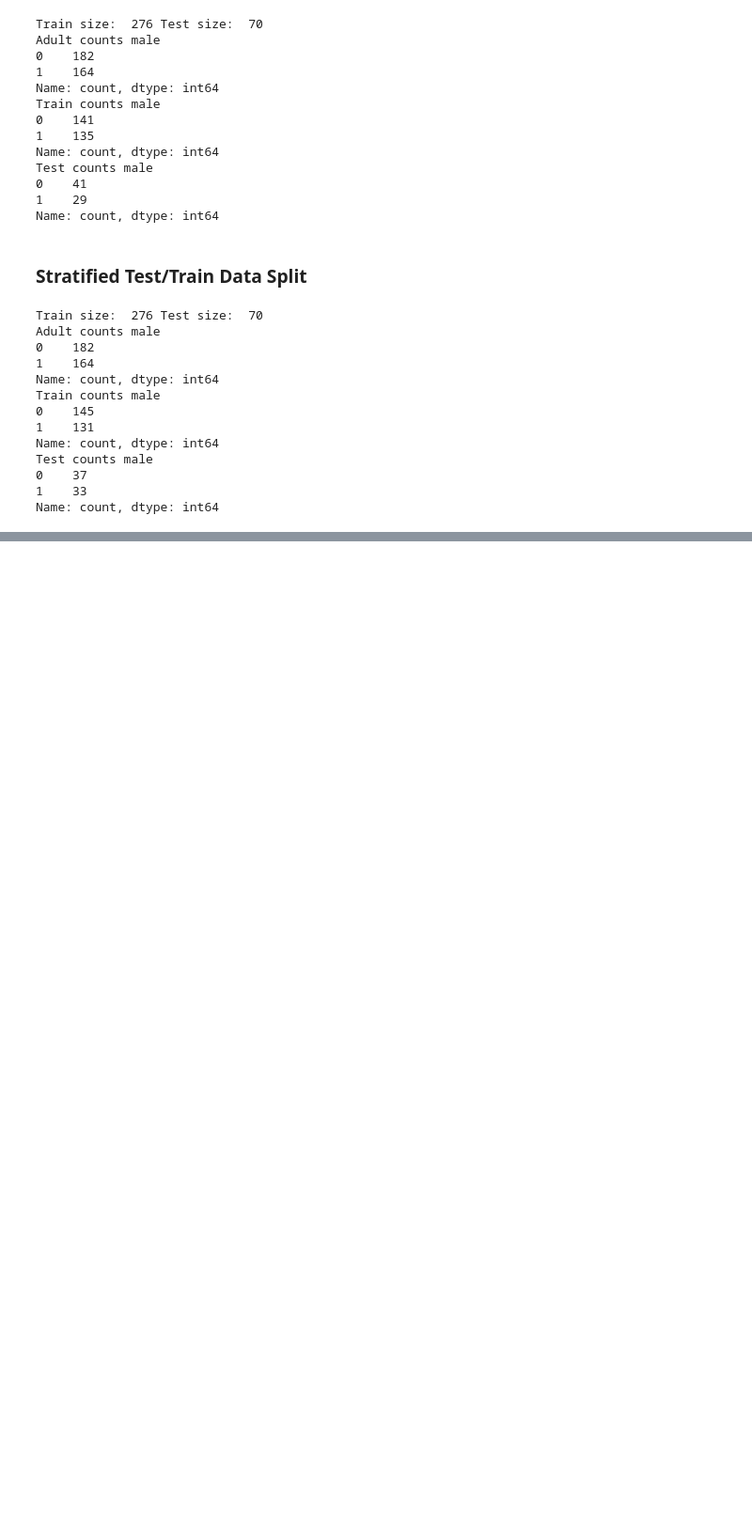
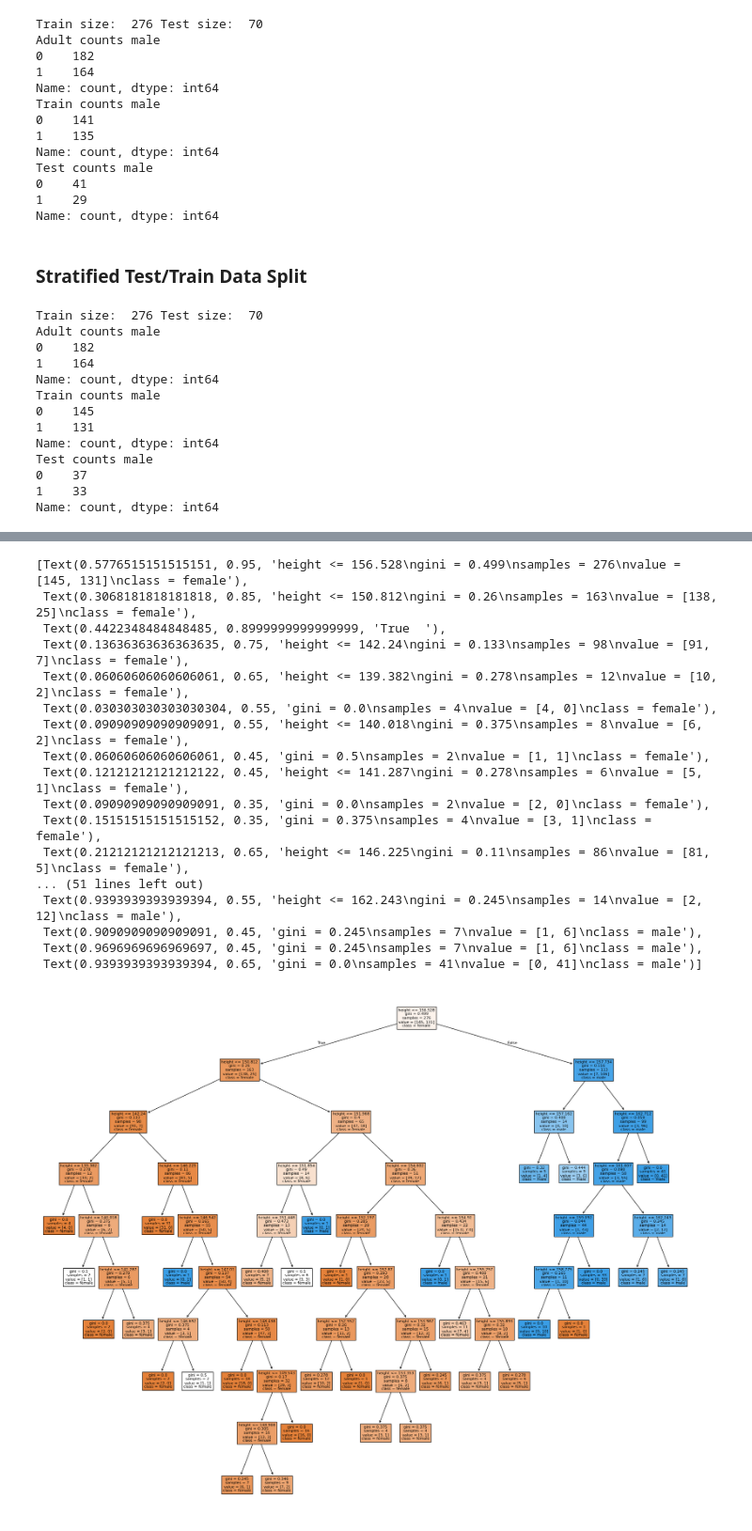
Before and after one commit to aarongilly/applied-ml-gillespie, a Jupyter notebook: example02/lab2_starter.ipynb, the cells around one changed output, grey strips where cells are left out. Shown at 94% size. Saved outputs shown, nothing was run; the diff lists cells and outputs as text; code cells hidden in the pictures; blank space fills up the shorter version.

```diff
--- a/example02/lab2_starter.ipynb
+++ b/example02/lab2_starter.ipynb
@@ -321,0 +400,25 @@ Name: count, dtype: int64
+# %%
+from sklearn.tree import plot_tree
+import matplotlib.pyplot as plt
+
+fig = plt.figure(figsize=(25,20))
+plot_tree(tree_model,feature_names=['height', 'weight'],class_names=['female', 'male'],filled=True)
+# %% [output]
+[Text(0.5776515151515151, 0.95, 'height <= 156.528\ngini = 0.499\nsamples = 276\nvalue = [145, 131]\nclass = female'),
+ Text(0.3068181818181818, 0.85, 'height <= 150.812\ngini = 0.26\nsamples = 163\nvalue = [138, 25]\nclass = female'),
+ Text(0.4422348484848485, 0.8999999999999999, 'True  '),
+ Text(0.13636363636363635, 0.75, 'height <= 142.24\ngini = 0.133\nsamples = 98\nvalue = [91, 7]\nclass = female'),
+ Text(0.06060606060606061, 0.65, 'height <= 139.382\ngini = 0.278\nsamples = 12\nvalue = [10, 2]\nclass = female'),
+ Text(0.030303030303030304, 0.55, 'gini = 0.0\nsamples = 4\nvalue = [4, 0]\nclass = female'),
+ Text(0.09090909090909091, 0.55, 'height <= 140.018\ngini = 0.375\nsamples = 8\nvalue = [6, 2]\nclass = female'),
+ Text(0.06060606060606061, 0.45, 'gini = 0.5\nsamples = 2\nvalue = [1, 1]\nclass = female'),
+ Text(0.12121212121212122, 0.45, 'height <= 141.287\ngini = 0.278\nsamples = 6\nvalue = [5, 1]\nclass = female'),
+ Text(0.09090909090909091, 0.35, 'gini = 0.0\nsamples = 2\nvalue = [2, 0]\nclass = female'),
+ Text(0.15151515151515152, 0.35, 'gini = 0.375\nsamples = 4\nvalue = [3, 1]\nclass = female'),
+ Text(0.21212121212121213, 0.65, 'height <= 146.225\ngini = 0.11\nsamples = 86\nvalue = [81, 5]\nclass = female'),
+... (51 lines left out)
+ Text(0.9393939393939394, 0.55, 'height <= 162.243\ngini = 0.245\nsamples = 14\nvalue = [2, 12]\nclass = male'),
+ Text(0.9090909090909091, 0.45, 'gini = 0.245\nsamples = 7\nvalue = [1, 6]\nclass = male'),
+ Text(0.9696969696969697, 0.45, 'gini = 0.245\nsamples = 7\nvalue = [1, 6]\nclass = male'),
+ Text(0.9393939393939394, 0.65, 'gini = 0.0\nsamples = 41\nvalue = [0, 41]\nclass = male')]
+[figure, added]
```
Also changed, not shown: parts of 11 cells of this notebook, 4 other files.
